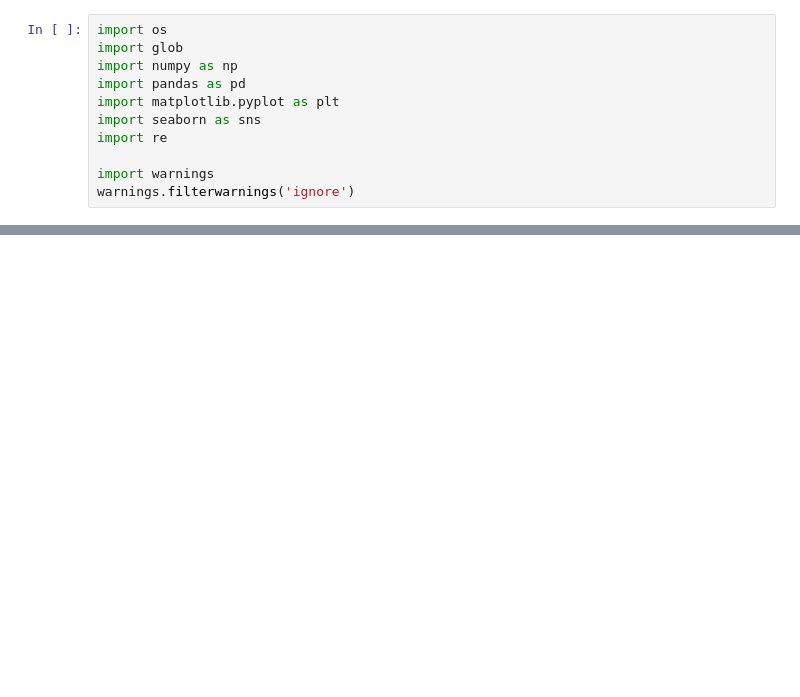
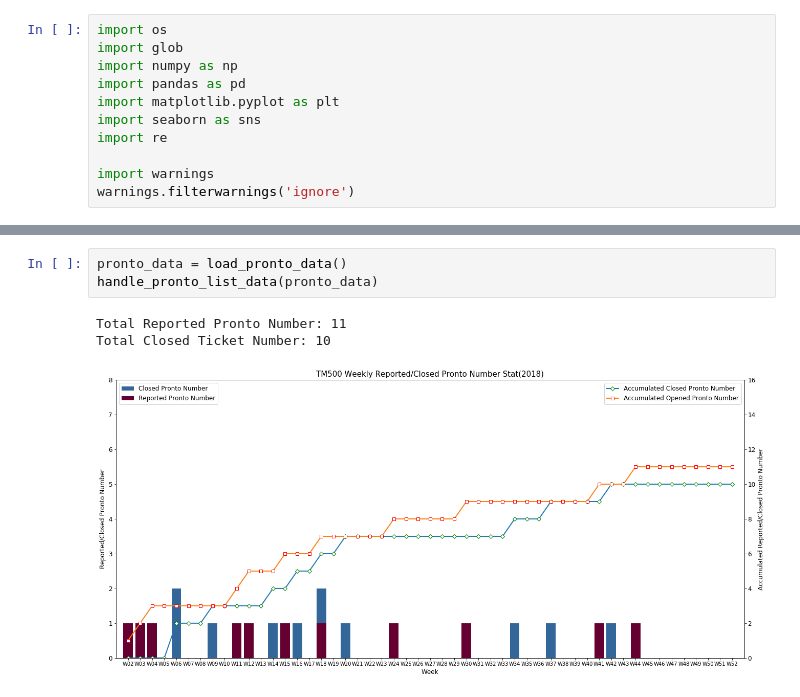
Before and after one commit to w26738/NSB, a Jupyter notebook: tm500_ticket_summary2.ipynb, the cells around one changed output, grey strips where cells are left out. Saved outputs shown, nothing was run; the diff lists cells and outputs as text; blank space fills up the shorter version.

```diff
--- a/tm500_ticket_summary2.ipynb
+++ b/tm500_ticket_summary2.ipynb
@@ -288,0 +412,7 @@ Average Ticket Period is: 0.7 Week
+# %%
+pronto_data = load_pronto_data()
+handle_pronto_list_data(pronto_data)
+# %% [output]
+Total Reported Pronto Number: 11
+Total Closed Ticket Number: 10
+[figure, added]
```
Also changed, not shown: parts of 5 cells of this notebook.
